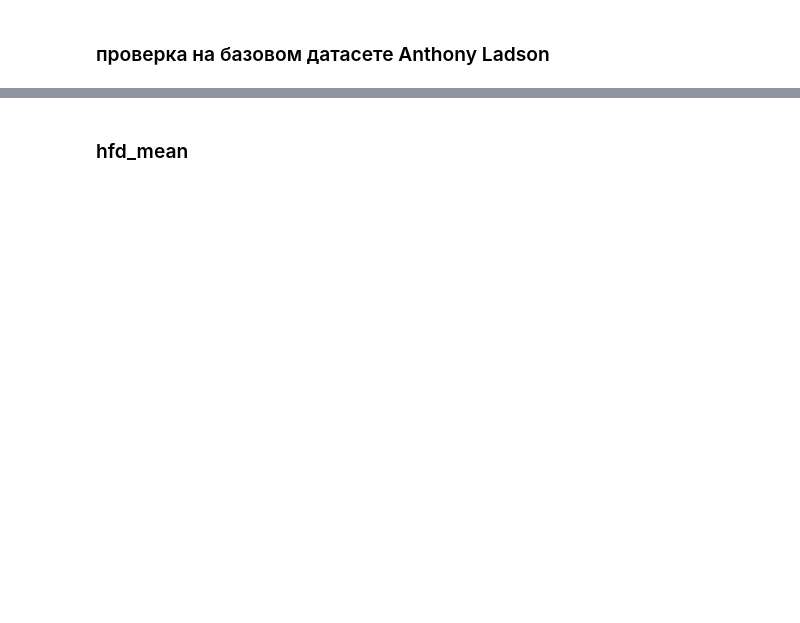
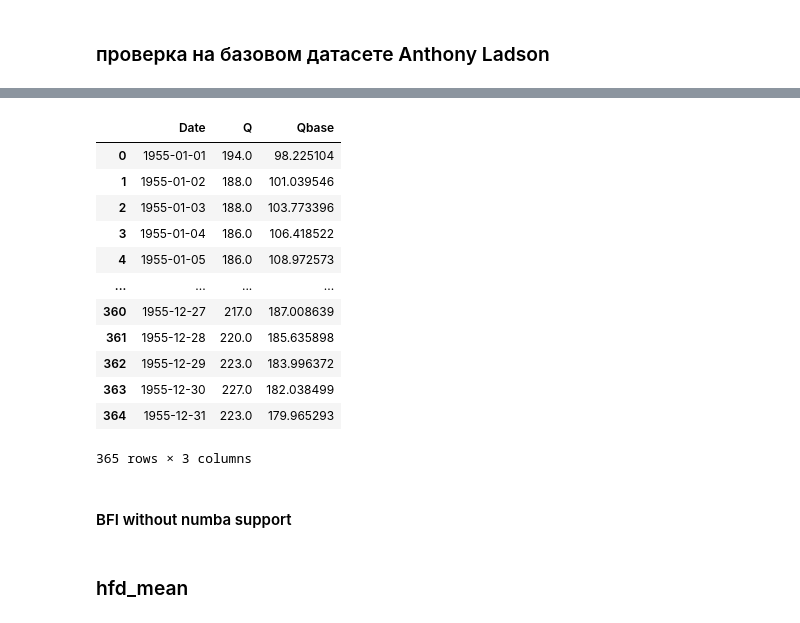
Before and after one commit to dmbrmv/camels_ru, a Jupyter notebook: hydro.ipynb, the cells around one changed output, grey strips where cells are left out. Drawn from its saved outputs; the diff is of its cells as text; code cells hidden in the pictures; blank space fills up the shorter version.

Commit message:
BFI with numba support. Intermidiate BFI calculations results

```diff
--- a/hydro.ipynb
+++ b/hydro.ipynb
@@ -454,0 +652,18 @@ for i in split_by_year:
+# %%
+every_gauge_split_by_year[0][0]
+# %% [output]
+|  | Date | Q | Qbase |
+| 0 | 1955-01-01 | 194.0 | 98.225104 |
+| 1 | 1955-01-02 | 188.0 | 101.039546 |
+| 2 | 1955-01-03 | 188.0 | 103.773396 |
+| 3 | 1955-01-04 | 186.0 | 106.418522 |
+| 4 | 1955-01-05 | 186.0 | 108.972573 |
+| ... | ... | ... | ... |
+| 360 | 1955-12-27 | 217.0 | 187.008639 |
+| 361 | 1955-12-28 | 220.0 | 185.635898 |
+| 362 | 1955-12-29 | 223.0 | 183.996372 |
+| 363 | 1955-12-30 | 227.0 | 182.038499 |
+| 364 | 1955-12-31 | 223.0 | 179.965293 |
+365 rows × 3 columns
+# %% [markdown]
+#### BFI without numba support
```
Also changed, not shown: parts of 35 cells of this notebook.
